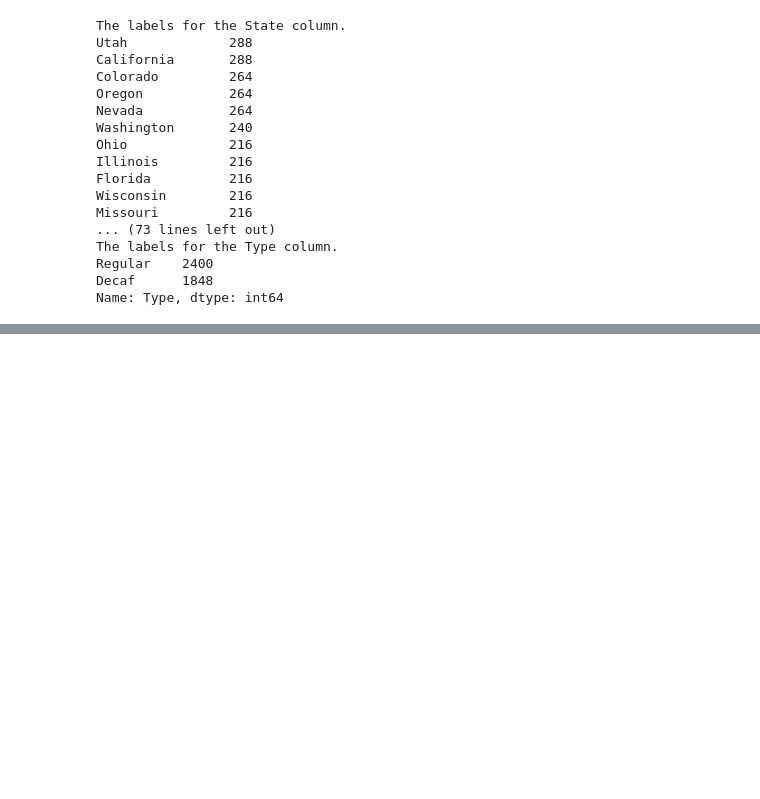
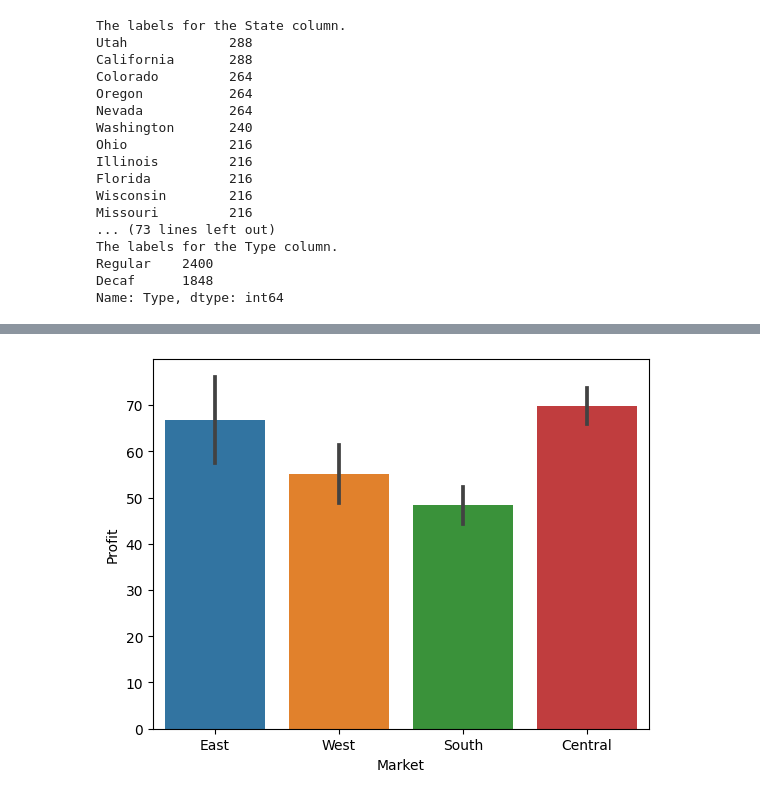
Before and after one commit to mvince33/us_stores_sales, a Jupyter notebook: us_stores_sales.ipynb, the cells around one changed output, grey strips where cells are left out. Saved outputs shown, nothing was run; the diff lists cells and outputs as text; code cells hidden in the pictures; blank space fills up the shorter version.

Commit message:
Added some data viz

```diff
--- a/us_stores_sales.ipynb
+++ b/us_stores_sales.ipynb
@@ -83,0 +108,5 @@ Name: Type, dtype: int64
+# %%
+# Barplot of Profit vs. Market
+sns.barplot(data = df, x = 'Market', y = 'Profit');
+# %% [output]
+[figure, added]
```
Also changed, not shown: parts of 4 cells of this notebook.
